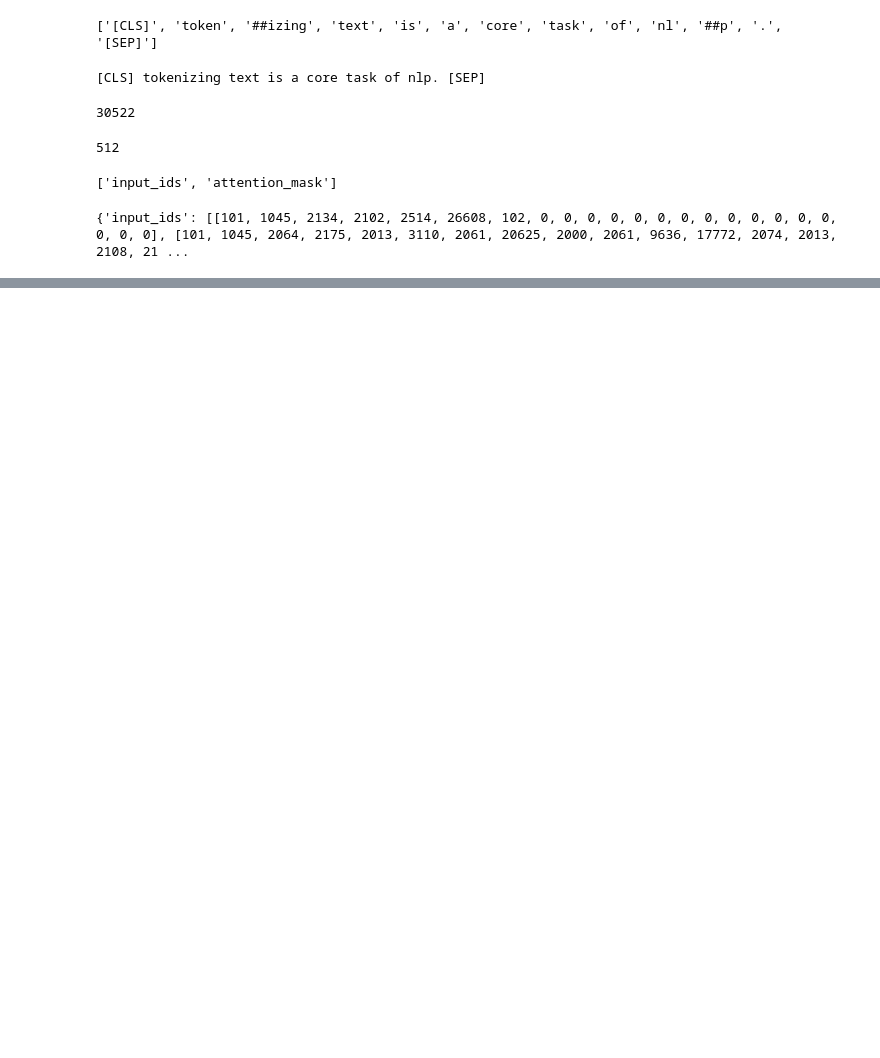
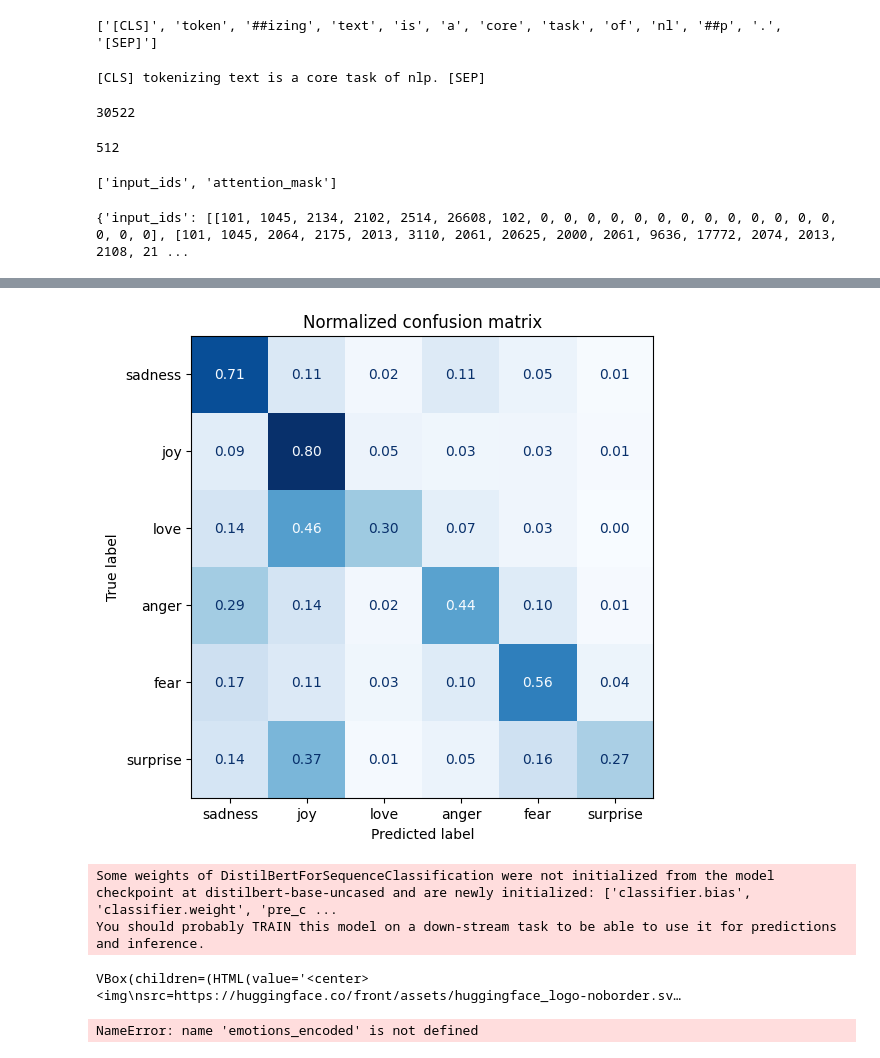
Before and after one commit to luisalex94/research-machine-learning, a Jupyter notebook: nlp/Natural Language Processing with Transformers, Revised Edition/general.ipynb, the cells around one changed output, grey strips where cells are left out. Cells and saved outputs as stored; diff of their text form; code cells hidden in the pictures; blank space fills up the shorter version.

```diff
--- a/nlp/Natural Language Processing with Transformers, Revised Edition/general.ipynb
+++ b/nlp/Natural Language Processing with Transformers, Revised Edition/general.ipynb
@@ -338,0 +473,23 @@ print(tokenize(emotions["train"][:2]))
+# %%
+from sklearn.metrics import ConfusionMatrixDisplay, confusion_matrix
+
+def plot_confusion_matrix(y_preds, y_true, labels):
+    cm = confusion_matrix(y_true, y_preds, normalize="true")
+    fig, ax = plt.subplots(figsize=(6, 6))
+    disp = ConfusionMatrixDisplay(confusion_matrix=cm, display_labels=labels)
+    disp.plot(cmap="Blues", values_format=".2f", ax=ax, colorbar=False)
+    plt.title("Normalized confusion matrix")
+    plt.show()
+
+y_preds = lr_clf.predict(X_valid)
+plot_confusion_matrix(y_preds, y_valid, labels)
+# %% [output]
+[figure, added]
+# %%
+from transformers import AutoModelForSequenceClassification
+
+num_labels = 6
+model = (AutoModelForSequenceClassification.from_pretrained(model_ckpt, num_labels=num_labels).to("cuda"))
+# %% [output]
+Some weights of DistilBertForSequenceClassification were not initialized from the model checkpoint at distilbert-base-uncased and are newly initialized: ['classifier.bias', 'classifier.weight', 'pre_c ...
+You should probably TRAIN this model on a down-stream task to be able to use it for predictions and inference.
@@ -338,0 +508,24 @@ print(tokenize(emotions["train"][:2]))
+# %%
+from huggingface_hub import notebook_login
+
+notebook_login()
+# %% [output]
+VBox(children=(HTML(value='<center> <img\nsrc=https://huggingface.co/front/assets/huggingface_logo-noborder.sv…
+# %%
+from transformers import Trainer, TrainingArguments
+
+batch_size = 64
+logging_steps = len(emotions_encoded["train"]) // batch_size
+model_name = f"{model_ckpt}-finetuned-emotion"
+training_args = TrainingArguments(output_dir=model_name,
+                                  num_train_epochs=2,
+                                  learning_rate=2e-5,
+                                  per_device_train_batch_size=batch_size,
+                                  per_device_eval_batch_size=batch_size,
+                                  weight_decay=0.01,
+                                  disable_tqdm=False,
+                                  logging_steps=logging_steps,
+                                  push_to_hub=True,
+                                  log_level="error")
+# %% [output]
+NameError: name 'emotions_encoded' is not defined
```
Also changed, not shown: parts of 24 cells of this notebook, 4 other files.
